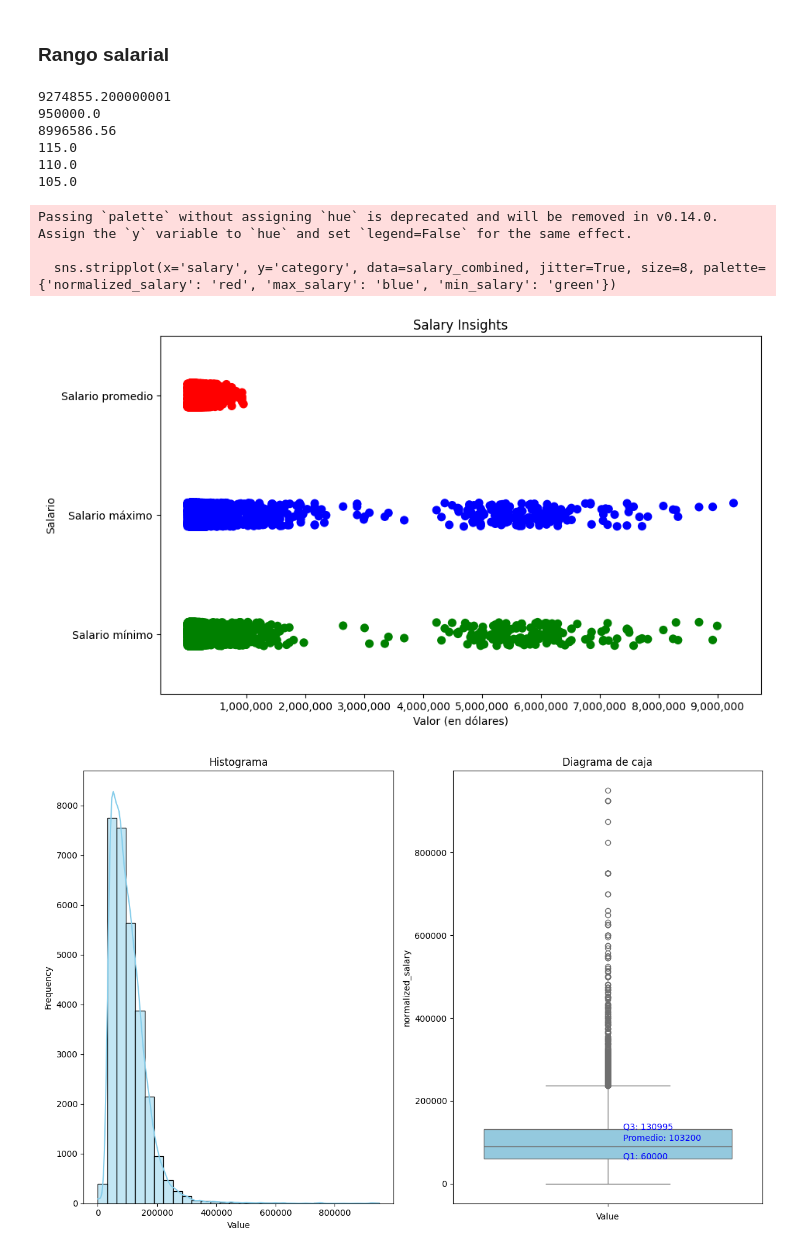
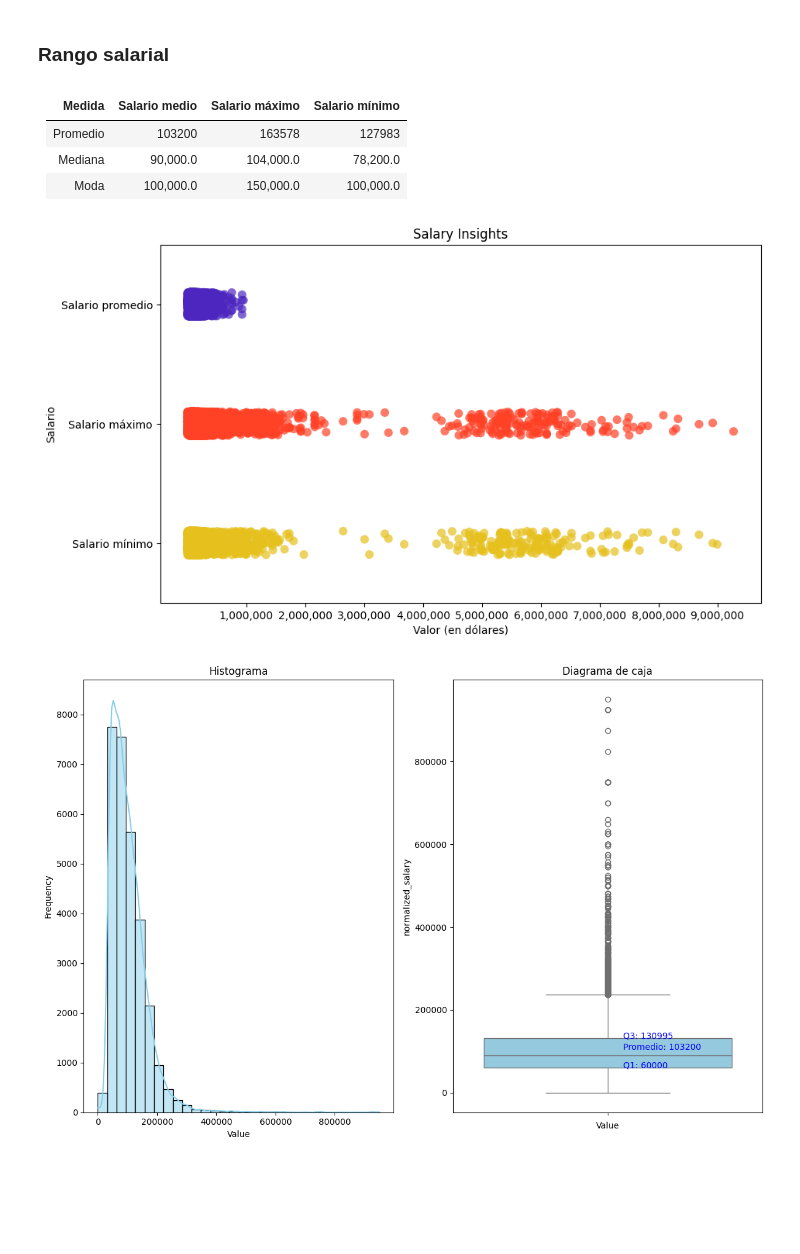
Before and after one commit to sarahcoral/ProyectoABD, a Jupyter notebook: visualization_notebooks/descriptive_analysis.ipynb, the cells around one changed output. Drawn from its saved outputs; the diff is of its cells as text; code cells hidden in the pictures; blank space fills up the shorter version.

```diff
--- a/visualization_notebooks/descriptive_analysis.ipynb
+++ b/visualization_notebooks/descriptive_analysis.ipynb
@@ -59,37 +60,67 @@ min_salary_insights.rename(columns={'min_salary': 'salary'}, inplace=True)
 min_salary_insights['category'] = 'min_salary'
 
 salary_combined = pd.concat([nor_salary_insights, max_salary_insights, min_salary_insights], ignore_index=True)
-# %%
-print(max_salary_insights['salary'].max())
-print(nor_salary_insights['salary'].max())
-print(min_salary_insights['salary'].max())
-
-print(max_salary_insights['salary'].min())
-print(nor_salary_insights['salary'].min())
-print(min_salary_insights['salary'].min())
-# %% [output]
-9274855.200000001
-950000.0
-8996586.56
-115.0
-110.0
-105.0
+# %%
+#mean salary
+
+mean_salary = nor_salary_insights['salary'].mean()
+mean_salary_max = max_salary_insights['salary'].mean()
+mean_salary_min = min_salary_insights['salary'].mean()
+
+#median salary
+
+median_salary = nor_salary_insights['salary'].median()
+median_salary_max = max_salary_insights['salary'].median()
+median_salary_min = min_salary_insights['salary'].median()
+
+#mode salary
+
+mode_salary = nor_salary_insights['salary'].mode()
+mode_salary_max = max_salary_insights['salary'].mode()
+mode_salary_min = min_salary_insights['salary'].mode()
+
+
+cent_data = {
+    'Medida': ['Promedio', 'Mediana', 'Moda'],
+    'Salario medio': [int(mean_salary), median_salary, float(mode_salary[0])],
+    'Salario máximo': [int(mean_salary_max), median_salary_max, float(mode_salary_max[0])],
+    'Salario mínimo': [int(mean_salary_min), median_salary_min, float(mode_salary_min[0])]
+}
+
+#Convert dict to Markdown table
+def dict_to_markdown(data):
+    headers= "| " + " | ".join(data.keys()) + " |"
+    separator = "| " + " | ".join(["---"]*len(data)) + " |"
+    rows = []
+    for i in range(len(next(iter(data.values())))):
+        row = "| " + " | ".join(f"{data[key][i]:,}" if isinstance(data[key][i], float) else str(data[key][i])for key in data) + " |"
+        rows.append(row)
+    return "\n".join([headers, separator] + rows)
+
+markdown_table = dict_to_markdown(cent_data)
+
+# Display Markdown table
+
+display(Markdown(markdown_table))
+# %% [output]
+| Medida | Salario medio | Salario máximo | Salario mínimo |
+| --- | --- | --- | --- |
+| Promedio | 103200 | 163578 | 127983 |
+| Mediana | 90,000.0 | 104,000.0 | 78,200.0 |
+| Moda | 100,000.0 | 150,000.0 | 100,000.0 |
 # %%
 plt.figure(figsize=(10, 6))
-sns.stripplot(x='salary', y='category', data=salary_combined, jitter=True, size=8, palette={'normalized_salary': 'red', 'max_salary': 'blue', 'min_salary': 'green'})
+sns.stripplot(x='salary', y='category', data=salary_combined, jitter=True, size=8, hue='category',palette='CMRmap', alpha=0.7)
 
 plt.xticks(ticks=np.arange(1000000, 10000000, 1000000), labels=[f'{i:,.0f}' for i in np.arange(1000000, 10000000, 1000000)])
 plt.yticks(ticks=[0, 1, 2], labels=['Salario promedio', 'Salario máximo', 'Salario mínimo'])
 plt.xlabel('Valor (en dólares)')
 plt.ylabel('Salario')
 plt.title('Salary Insights')
 
 plt.show()
 # %% [output]
-Passing `palette` without assigning `hue` is deprecated and will be removed in v0.14.0. Assign the `y` variable to `hue` and set `legend=False` for the same effect.
-
-  sns.stripplot(x='salary', y='category', data=salary_combined, jitter=True, size=8, palette={'normalized_salary': 'red', 'max_salary': 'blue', 'min_salary': 'green'})
-[figure, old version]
+[figure, new version]
 # %%
 salary = df['normalized_salary'].dropna()
 # Plotting the histogram
```
Also changed, not shown: parts of 4 cells of this notebook.
